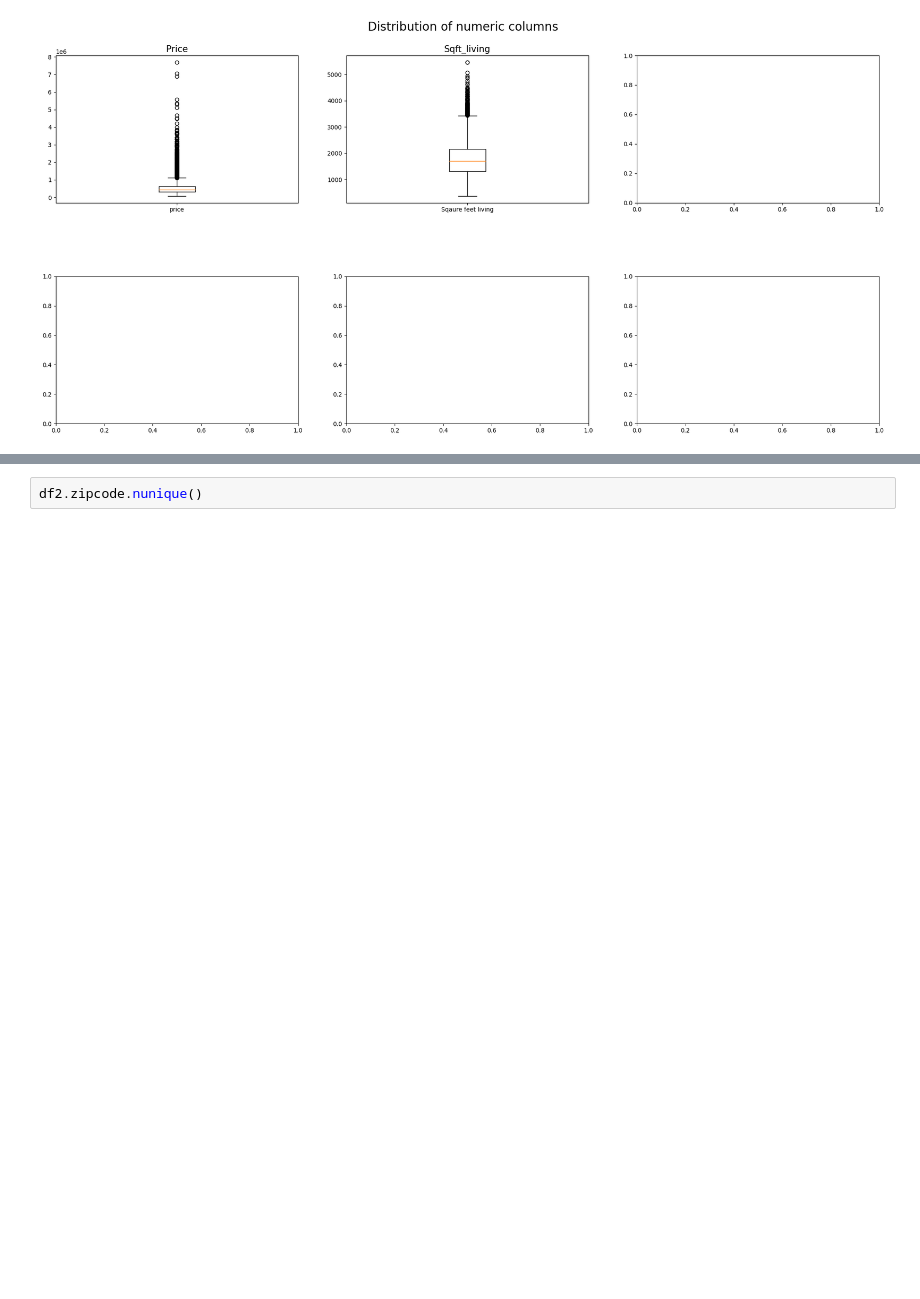
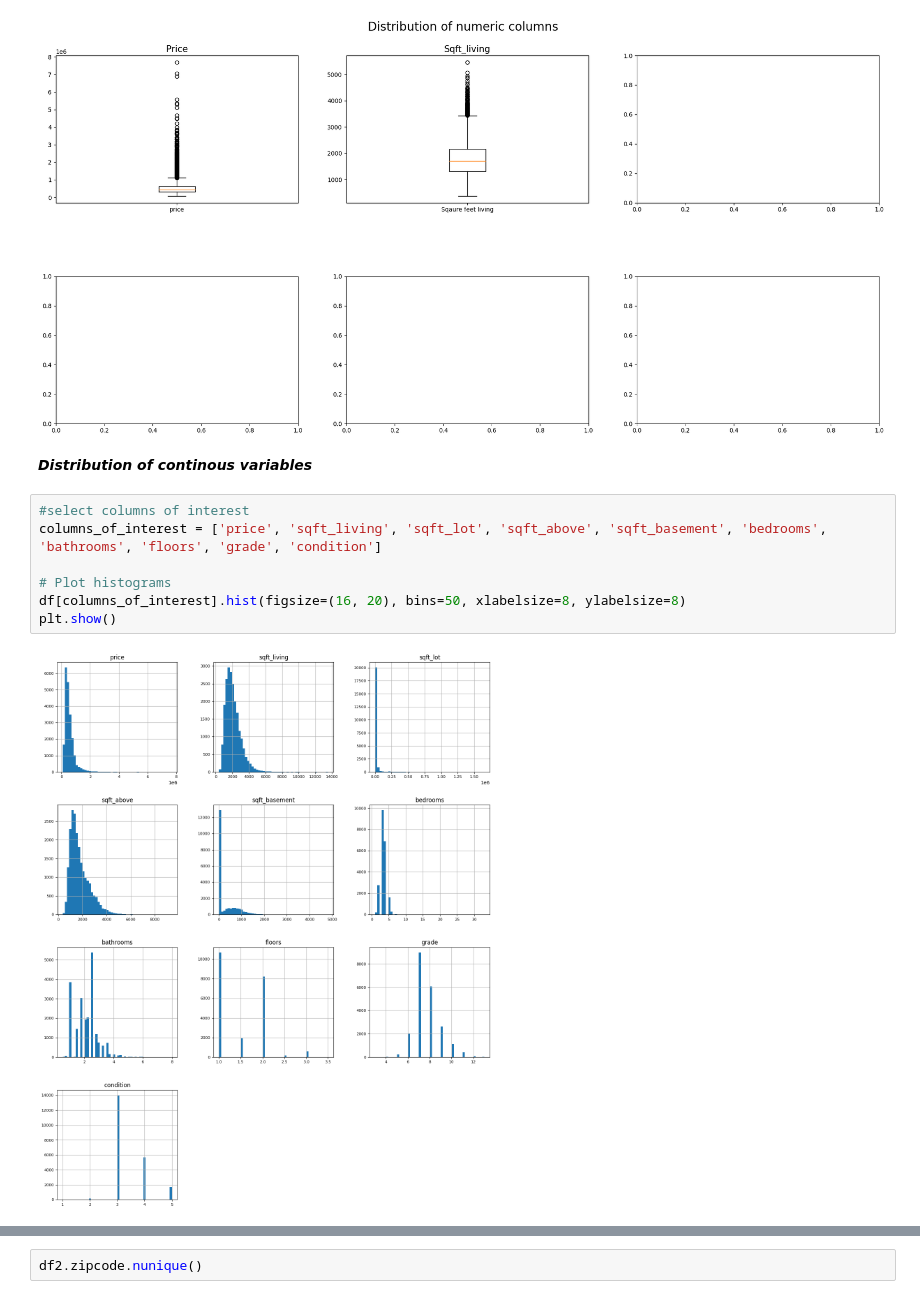
Before and after one commit to eockfen/EDA_King_County_home_sales, a Jupyter notebook: EDA.ipynb, the cells around one changed output, grey strips where cells are left out. Saved outputs shown, nothing was run; the diff lists cells and outputs as text; blank space fills up the shorter version.

```diff
--- a/EDA.ipynb
+++ b/EDA.ipynb
@@ -353,3 +335,14 @@ ax[0][1].set_xticklabels(labels=["Sqaure feet living"])
 ax[0][1].set_title("Sqft_living", fontsize = 15);
 # %% [output]
 [figure]
+# %% [markdown]
+***Distribution of continous variables***
+# %%
+#select columns of interest
+columns_of_interest = ['price', 'sqft_living', 'sqft_lot', 'sqft_above', 'sqft_basement', 'bedrooms', 'bathrooms', 'floors', 'grade', 'condition']
+
+# Plot histograms
+df[columns_of_interest].hist(figsize=(16, 20), bins=50, xlabelsize=8, ylabelsize=8)
+plt.show()
+# %% [output]
+[figure, added]
```
Also changed, not shown: parts of 54 cells of this notebook.
